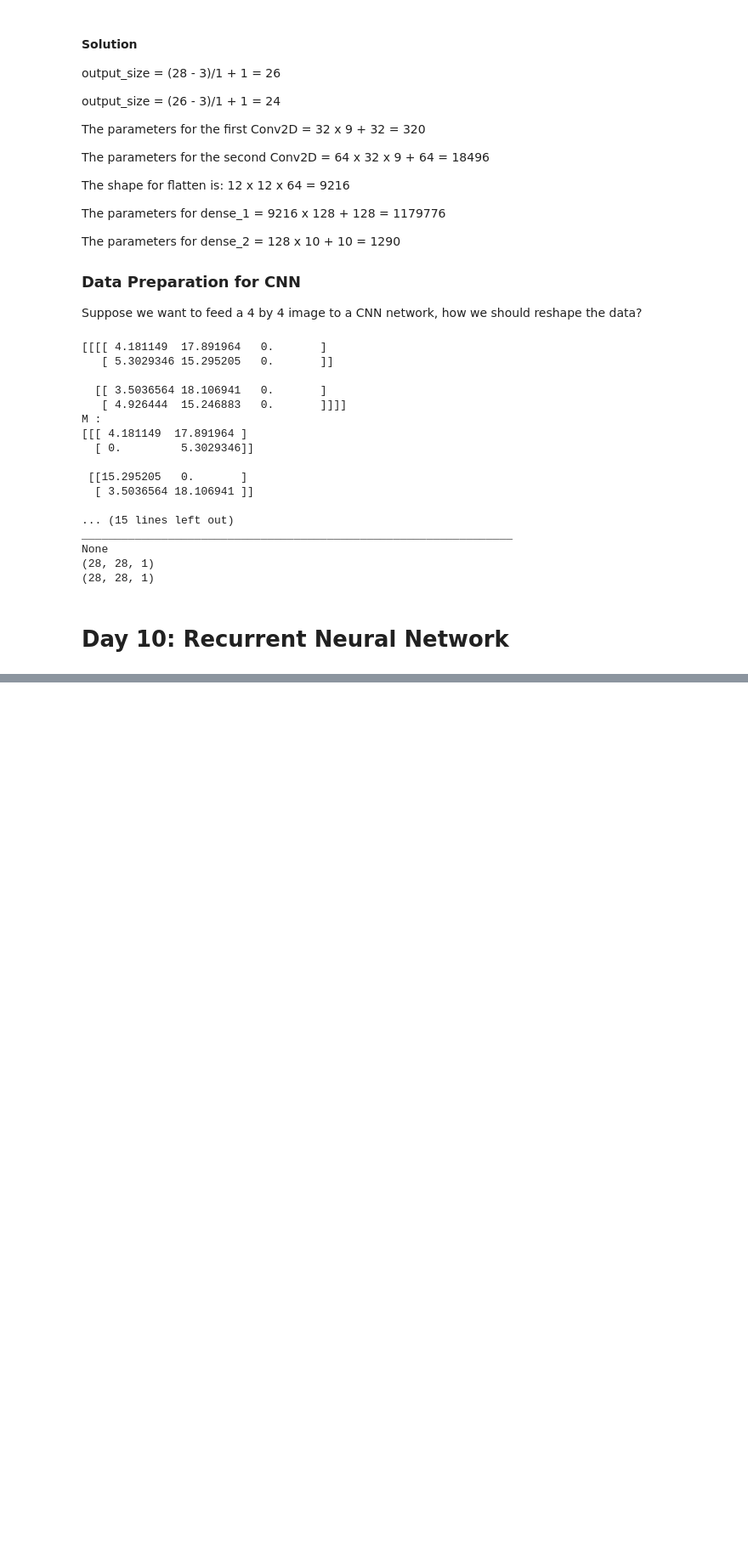
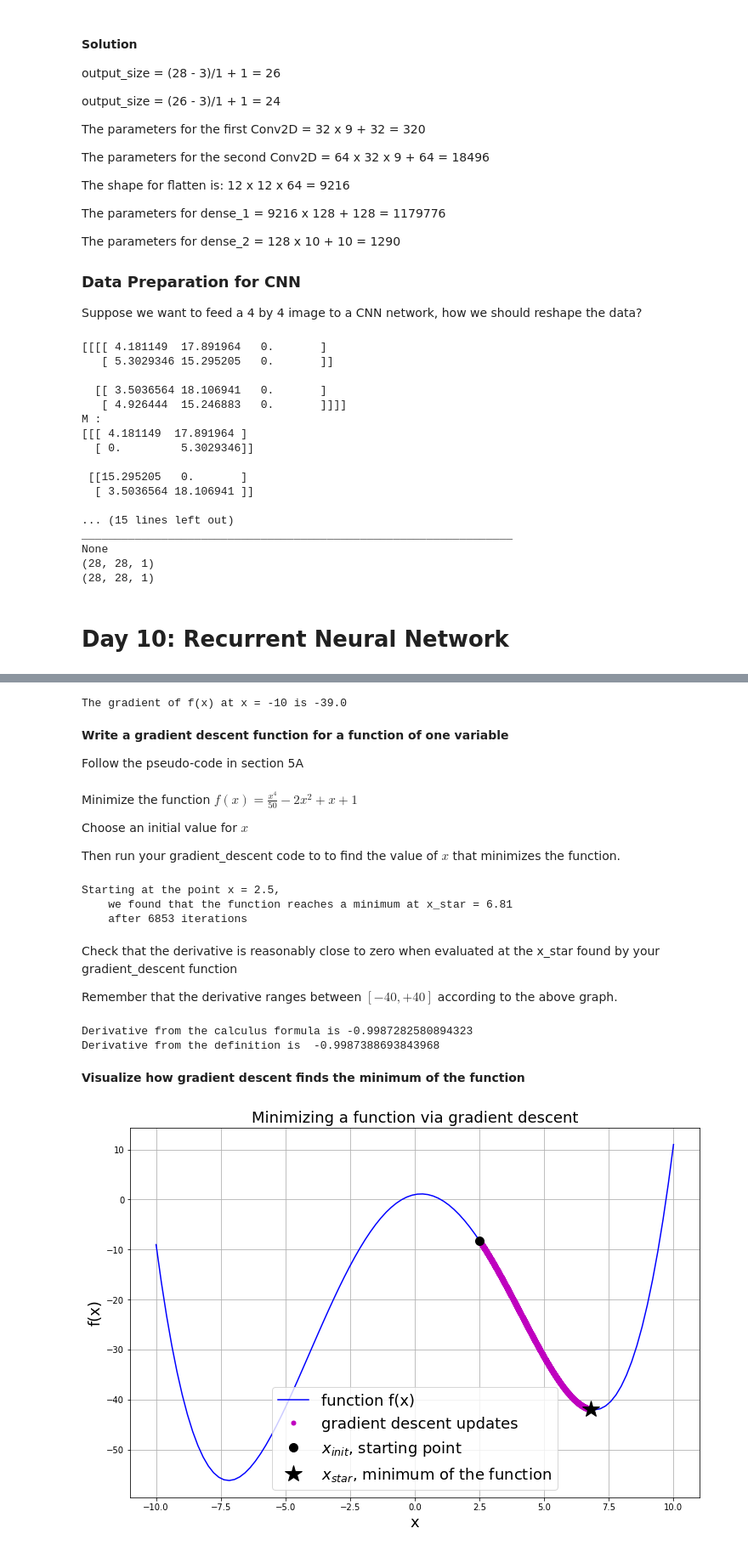
Before and after one commit to SamuelFolledo/DS2.2-Deep-Learning, a Jupyter notebook: Classwork.ipynb, the cells around one changed output, grey strips where cells are left out. Shown: that part at 85% size. Drawn from its saved outputs; the diff is of its cells as text; code cells hidden in the pictures; blank space fills up the shorter version.

```diff
--- a/Classwork.ipynb
+++ b/Classwork.ipynb
@@ -918,0 +1038,9 @@ None
+# %%
+def f(x, y):
+    return x**2/y
+
+eps = 1e-6 #epsilon is a really small number that represents a delta (small change)
+x = 2
+y = 1
+print("Partial derivative with respect to x =", (f(x + eps, y) - f(x, y)) / eps)
+print("Partial derivative with respect to y =", (f(x, y + eps) - f(x, y)) / eps)
@@ -918,0 +1200,11 @@ None
+# %%
+# test the `gradient` code by choosing a few x values
+#     and see if the answers make sense
+x = -10
+print(f'The gradient of f(x) at x = {x} is {gradient(func=fx,x=-10):.3}')
+# %% [output]
+The gradient of f(x) at x = -10 is -39.0
+# %% [markdown]
+**Write a gradient descent function for a function of one variable**
+
+Follow the pseudo-code in section 5A
@@ -918,0 +1248,51 @@ None
+# %% [markdown]
+Minimize the function $f(x) = \frac{x^4}{50} - 2x^2 + x + 1$
+
+
+Choose an initial value for $x$
+
+Then run your gradient_descent code to to find the value of $x$ that minimizes the function.
+# %%
+# choose a starting point -- could be random
+# np.random.seed(42)
+# x_init = np.random.uniform(-10,10,1)
+x_init = 2.5
+x_star, n_iter, x_values = gradient_descent(func=fx,x_init=x_init)
+print(f'Starting at the point x = {x_init}, \n    \
+we found that the function reaches a minimum at x_star = \
+{x_star:.3} \n    after {n_iter} iterations')
+# %% [output]
+Starting at the point x = 2.5,
+    we found that the function reaches a minimum at x_star = 6.81
+    after 6853 iterations
+# %% [markdown]
+Check that the derivative is reasonably close to zero when evaluated at the x_star found by your gradient_descent function
+
+Remember that the derivative ranges between $[-40,+40]$ according to the above graph.
+# %%
+# derivative, from calculus formula
+print(f'Derivative from the calculus formula is {df_dx(x_star)}')
+
+# derivative, from definition
+print(f'Derivative from the definition is  {gradient(func=fx,x=x_star)}')
+# %% [output]
+Derivative from the calculus formula is -0.9987282580894323
+Derivative from the definition is  -0.9987388693843968
+# %% [markdown]
+**Visualize how gradient descent finds the minimum of the function**
+# %%
+x_values = np.array(x_values)
+x = np.linspace(-10,10, 100)
+
+plt.figure(figsize=(12,8))
+plt.plot(x,fx(x),'b-',label = 'function f(x)')
+plt.plot(np.array(x_values),fx(x_values),'m.',markersize = 10, label='gradient descent updates')
+plt.plot(x_init,fx(x_init),'k.',markersize = 20, label = '$x_{init}$, starting point')
+plt.plot(x_star,fx(x_star),'k*',markersize = 20, label = '$x_{star}$, minimum of the function',)
+plt.xlabel('x',FontSize = 18)
+plt.ylabel('f(x)',FontSize = 18)
+plt.title('Minimizing a function via gradient descent',FontSize = 18)
+plt.grid()
+plt.legend(loc='best',prop={'size': 18});
+# %% [output]
+[figure, added]
```
Also changed, not shown: parts of 16 cells of this notebook.
